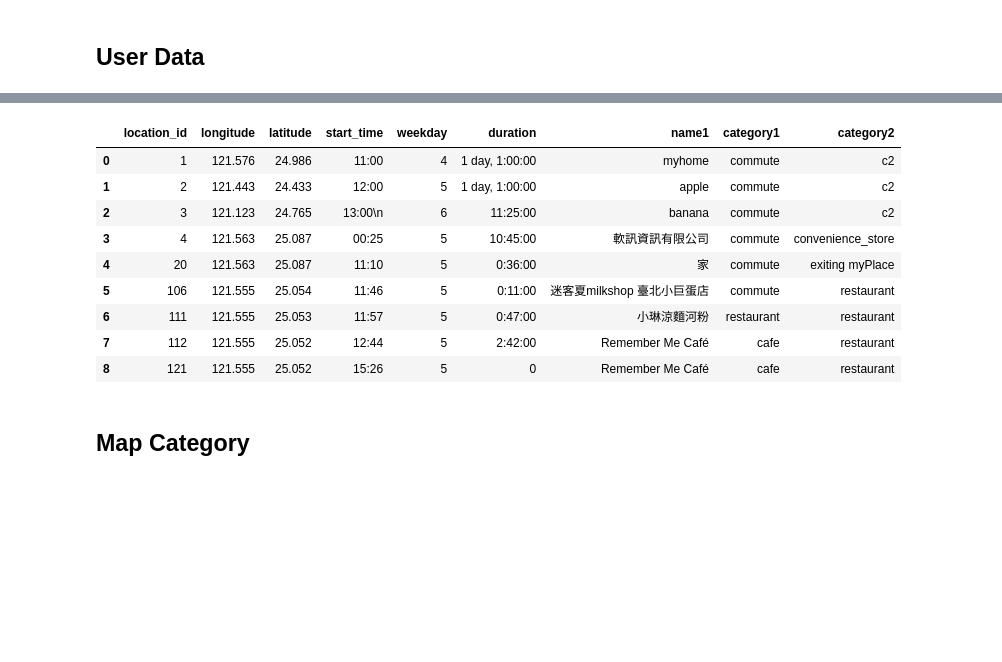
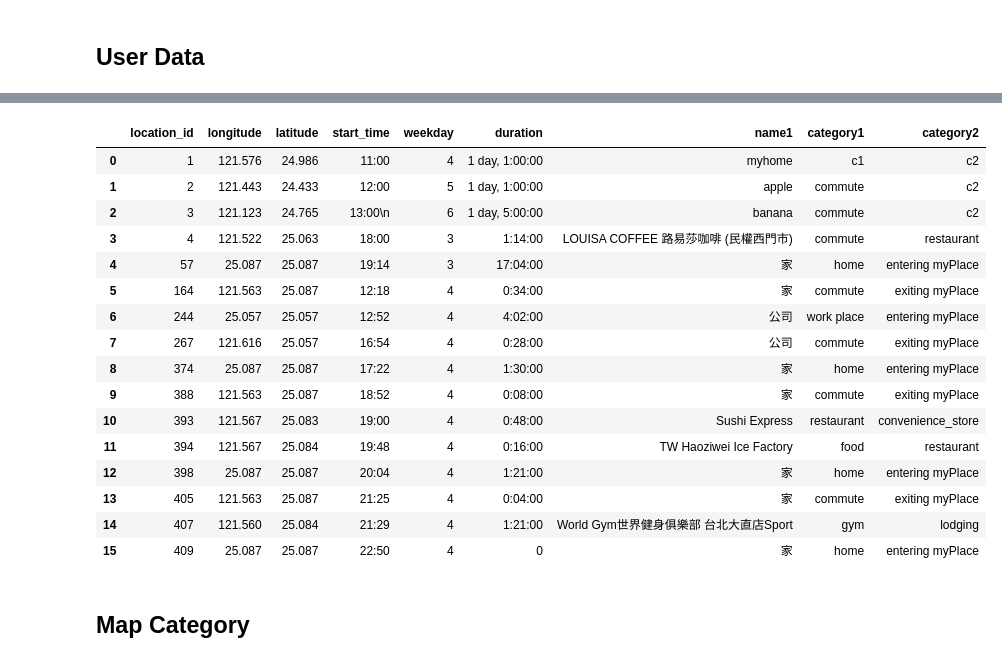
Before and after one commit to yuchieh0130/chchboss, a Jupyter notebook: CategoryPrediction_RandomForest.ipynb, the cells around one changed output, grey strips where cells are left out. Drawn from its saved outputs; the diff is of its cells as text; code cells hidden in the pictures; blank space fills up the shorter version.

```diff
--- a/CategoryPrediction_RandomForest.ipynb
+++ b/CategoryPrediction_RandomForest.ipynb
@@ -148,7 +148,7 @@ array([12,  1,  1, 10, 10, 10,  3, 10, 10,  1, 10, 11,  1,  1,  4, 10,  3,
 # %% [markdown]
 ## User Data
 # %%
-location = pd.read_csv("0910.csv")
+location = pd.read_csv("0909.csv")
 location.tail()
 # %% [output]
 |  | location_id | longitude | latitude | start_date | start_time | weekday | duration | speed | name1 | ... |
@@ -280,31 +287,42 @@ stopLoc
 # %%
 twtymin = pd.Timedelta('00:20:00')
 
 for row in range(0,len(stopLoc)-1):
 
     if stopLoc.iloc[row,8] != 'entering myPlace':
-        #mark as commute if distance bigger than 300 meters.
-        if abs(stopLoc.iloc[row+1,1] - stopLoc.iloc[row,1]) > 0.03 or abs(stopLoc.iloc[row+1,2] - stopLoc.iloc[row,2]) > 0.03:
+        #mark as commute if distance bigger than 500 meters.
+#         if (abs(stopLoc.iloc[row+1,1] - stopLoc.iloc[row,1]) + abs(stopLoc.iloc[row+1,2] - stopLoc.iloc[row,2])) > 0.02:
+#             print(row)
+#             stopLoc.iloc[row,7] = 'commute'
+
+#         elif (abs(stopLoc.iloc[row-1,1] - stopLoc.iloc[row,1]) + abs(stopLoc.iloc[row-1,2] - stopLoc.iloc[row,2])) > 0.02:
+#             stopLoc.iloc[row,7] = 'commute'
+        if stopLoc.iloc[row,8] == 'exiting myPlace':
             stopLoc.iloc[row,7] = 'commute'
 
-        if abs(stopLoc.iloc[row-1,1] - stopLoc.iloc[row,1]) > 0.03 or abs(stopLoc.iloc[row-1,2] - stopLoc.iloc[row,2]) > 0.03:
-            stopLoc.iloc[row,7] = 'commute'
-
-#         if pd.Timedelta(stopLoc.iloc[row+1,5]) > twtymin or pd.Timedelta(stopLoc.iloc[row-1,5]) > twtymin:
-#             stopLoc.iloc[row,7] = 'commute'
+        if pd.Timedelta(stopLoc.iloc[row-1,5]) > twtymin :
+            if abs(stopLoc.iloc[row-1,1] - stopLoc.iloc[row,1]) > 0.02 or abs(stopLoc.iloc[row-1,2] - stopLoc.iloc[row,2]) > 0.02:
+                stopLoc.iloc[row,7] = 'commute'
 
 stopLoc
 # %% [output]
 |  | location_id | longitude | latitude | start_time | weekday | duration | name1 | category1 | category2 |
-| 0 | 1 | 121.576 | 24.986 | 11:00 | 4 | 1 day, 1:00:00 | myhome | commute | c2 |
+| 0 | 1 | 121.576 | 24.986 | 11:00 | 4 | 1 day, 1:00:00 | myhome | c1 | c2 |
 | 1 | 2 | 121.443 | 24.433 | 12:00 | 5 | 1 day, 1:00:00 | apple | commute | c2 |
-| 2 | 3 | 121.123 | 24.765 | 13:00\n | 6 | 11:25:00 | banana | commute | c2 |
-| 3 | 4 | 121.563 | 25.087 | 00:25 | 5 | 10:45:00 | 軟訊資訊有限公司 | commute | convenience_store |
-| 4 | 20 | 121.563 | 25.087 | 11:10 | 5 | 0:36:00 | 家 | commute | exiting myPlace |
-| 5 | 106 | 121.555 | 25.054 | 11:46 | 5 | 0:11:00 | 迷客夏milkshop 臺北小巨蛋店 | commute | restaurant |
-| 6 | 111 | 121.555 | 25.053 | 11:57 | 5 | 0:47:00 | 小琳涼麵河粉 | restaurant | restaurant |
-| 7 | 112 | 121.555 | 25.052 | 12:44 | 5 | 2:42:00 | Remember Me Café | cafe | restaurant |
-| 8 | 121 | 121.555 | 25.052 | 15:26 | 5 | 0 | Remember Me Café | cafe | restaurant |
+| 2 | 3 | 121.123 | 24.765 | 13:00\n | 6 | 1 day, 5:00:00 | banana | commute | c2 |
+| 3 | 4 | 121.522 | 25.063 | 18:00 | 3 | 1:14:00 | LOUISA COFFEE 路易莎咖啡 (民權西門市) | commute | restaurant |
+| 4 | 57 | 25.087 | 25.087 | 19:14 | 3 | 17:04:00 | 家 | home | entering myPlace |
+| 5 | 164 | 121.563 | 25.087 | 12:18 | 4 | 0:34:00 | 家 | commute | exiting myPlace |
+| 6 | 244 | 25.057 | 25.057 | 12:52 | 4 | 4:02:00 | 公司 | work place | entering myPlace |
+| 7 | 267 | 121.616 | 25.057 | 16:54 | 4 | 0:28:00 | 公司 | commute | exiting myPlace |
+| 8 | 374 | 25.087 | 25.087 | 17:22 | 4 | 1:30:00 | 家 | home | entering myPlace |
+| 9 | 388 | 121.563 | 25.087 | 18:52 | 4 | 0:08:00 | 家 | commute | exiting myPlace |
+| 10 | 393 | 121.567 | 25.083 | 19:00 | 4 | 0:48:00 | Sushi Express | restaurant | convenience_store |
+| 11 | 394 | 121.567 | 25.084 | 19:48 | 4 | 0:16:00 | TW Haoziwei Ice Factory | food | restaurant |
+| 12 | 398 | 25.087 | 25.087 | 20:04 | 4 | 1:21:00 | 家 | home | entering myPlace |
+| 13 | 405 | 121.563 | 25.087 | 21:25 | 4 | 0:04:00 | 家 | commute | exiting myPlace |
+| 14 | 407 | 121.560 | 25.084 | 21:29 | 4 | 1:21:00 | World Gym世界健身俱樂部 台北大直店Sport | gym | lodging |
+| 15 | 409 | 25.087 | 25.087 | 22:50 | 4 | 0 | 家 | home | entering myPlace |
 # %% [markdown]
 ## Map Category
 # %%
```
Also changed, not shown: parts of 2 cells of this notebook, 1 other file.
